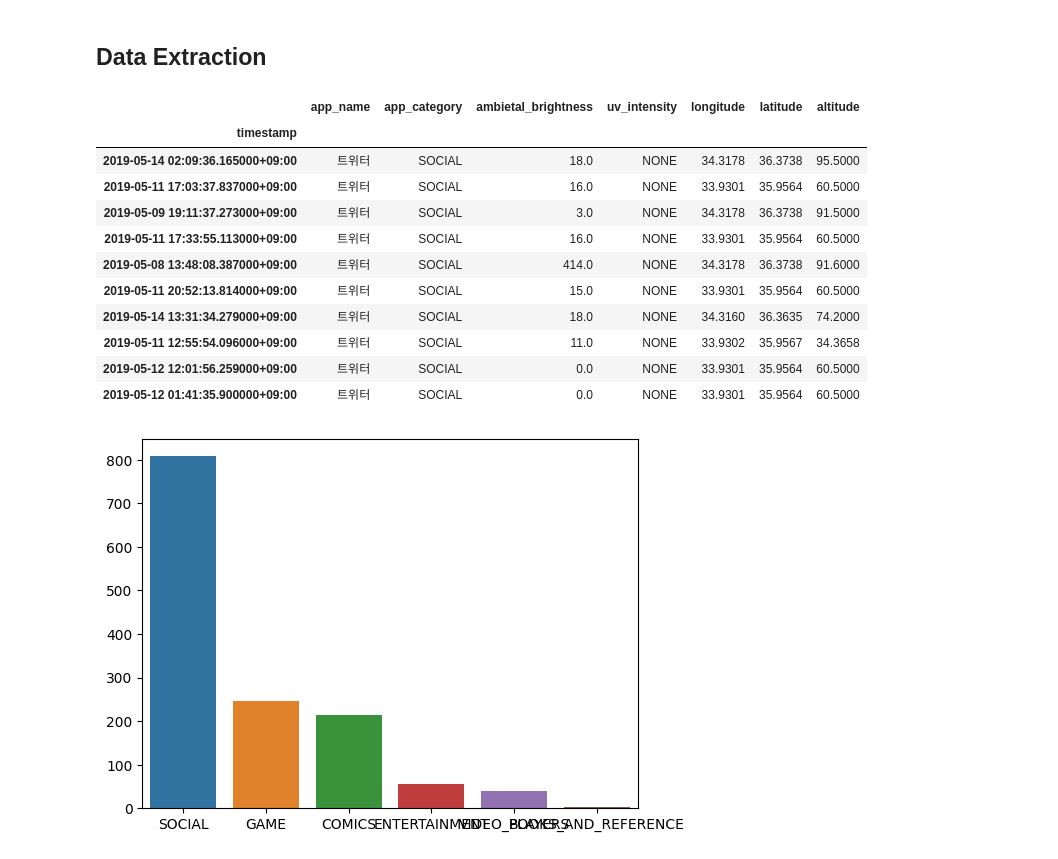
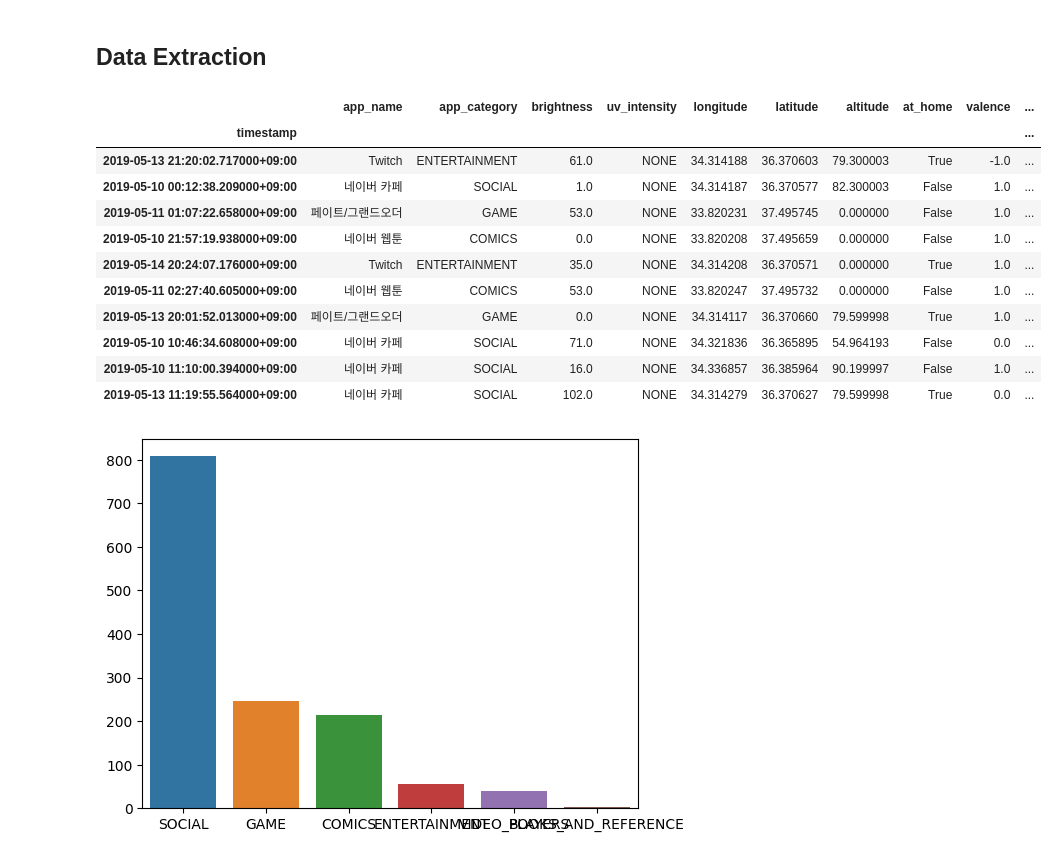
Before and after one commit to mauro-vb/quantitative-methods-analysis-project, a Jupyter notebook: Preprocessing.ipynb, the cells around one changed output. Cells and saved outputs as stored; diff of their text form; code cells hidden in the pictures.

Commit message:
Added the at_home column

```diff
--- a/Preprocessing.ipynb
+++ b/Preprocessing.ipynb
@@ -17,10 +18,35 @@ def df_to_timeseries(df, timestamp_col="timestamp"):
     df = df.tz_convert("Asia/Seoul") # convert it to Korean timezone
     return df
 
-column_names = ["app_name", "app_category", "ambietal_brightness", "uv_intensity", "longitude", "latitude","altitude"]
+def get_home_coor(amb_df,loc_df):
+    time_diff = amb_df.index.to_series().diff()
+    # Find indices where the time difference exceeds 2 hours
+    jump_indices = time_diff[time_diff > pd.Timedelta(hours=2)].index
+    closest_indices = {}
+    for jump_index in jump_indices:
+        indexer = loc_df.index.get_indexer([jump_index])
+        closest_index = loc_df.index[indexer[0]]
+        closest_indices[jump_index] = closest_index
+
+    # Extract values from other_df at the closest indices and get their average
+    return loc_df.loc[closest_indices.values()].mean()
+
+def haversine(lon1, lat1, lon2, lat2):
+    lon1, lat1, lon2, lat2 = map(np.radians, [lon1, lat1, lon2, lat2])
+    dlon = lon2 - lon1
+    dlat = lat2 - lat1
+    a = np.sin(dlat/2)**2 + np.cos(lat1) * np.cos(lat2) * np.sin(dlon/2)**2
+    c = 2 * np.arcsin(np.sqrt(a))
+    km = 6371 * c
+    return km * 1000
+
+column_names = ["app_name", "app_category", "brightness", "uv_intensity", "longitude", "latitude","altitude"]
 entertainment_categories = ['SOCIAL','SHOPPING','BOOKS_AND_REFERENCE',
                             'COMICS','MUSIC_AND_AUDIO', 'GAME','ENTERTAINMENT','VIDEO_PLAYERS',
                             'SPORTS', 'LIBRARIES_AND_DEMO','NEWS_AND_MAGAZINES']#'COMMUNICATION'?
+
+esm_path = os.path.join(data_dir,"SubjData","EsmResponse.csv")
+esm_df = df_to_timeseries(pd.read_csv(esm_path),timestamp_col="responseTime")[["valence","arousal","attention","stress","pcode"]]
 # %%
 data_dir = os.path.join(os.getcwd() , "data")
 data_files = [f"{name}.csv" for name in ["AppUsageEvent", "Location", "AmbientLight", "UltraViolet"]]
@@ -36,7 +62,8 @@ for p_code in os.listdir(data_dir):
         amb_df = df_to_timeseries(pd.read_csv(os.path.join(data_dir,p_code, "AmbientLight.csv")))
         uv_df = df_to_timeseries(pd.read_csv(os.path.join(data_dir,p_code, "UltraViolet.csv")))[["intensity"]]
         loc_df = df_to_timeseries(pd.read_csv(os.path.join(data_dir,p_code, "Location.csv")))
-        loc_df = loc_df[loc_df["accuracy"] < 20][["longitude","latitude","altitude"]].round(4) # remove innacurate readings and reduce precision to 11m
+        loc_df = loc_df[loc_df["accuracy"] < 20][["longitude","latitude","altitude"]] # remove innacurate readings
+
         # merge using merge_asof (we match on nearest timestamp rather than equal timestamps)
         joined_df = pd.merge_asof(app_df, amb_df, left_index=True,right_index=True)
         joined_df = pd.merge_asof(joined_df, uv_df, left_index=True,right_index=True)
@@ -46,23 +73,28 @@ for p_code in os.listdir(data_dir):
         # remove duplicates and nan values
         df = joined_df.drop_duplicates().dropna()
 
-        P[pn] = joined_df
+        # calculate distance from determined home
+        home_longitude,home_latitude,_ = get_home_coor(amb_df,loc_df)
+        distances = haversine(joined_df['longitude'], df['latitude'], home_longitude, home_latitude)
+        joined_df["at_home"] = distances <= 25
+
+        P[pn] = pd.merge_asof(joined_df, esm_df[esm_df["pcode"] == p_code], left_index=True,right_index=True).drop("pcode",axis=1)
 # %%
 # Example of a table
-P[7].sample(10)
+P[10].sample(10)
 # %% [output]
-|  | app_name | app_category | ambietal_brightness | uv_intensity | longitude | latitude | altitude |
-| timestamp |  |  |  |  |  |  |  |
-| 2019-05-14 02:09:36.165000+09:00 | 트위터 | SOCIAL | 18.0 | NONE | 34.3178 | 36.3738 | 95.5000 |
-| 2019-05-11 17:03:37.837000+09:00 | 트위터 | SOCIAL | 16.0 | NONE | 33.9301 | 35.9564 | 60.5000 |
-| 2019-05-09 19:11:37.273000+09:00 | 트위터 | SOCIAL | 3.0 | NONE | 34.3178 | 36.3738 | 91.5000 |
-| 2019-05-11 17:33:55.113000+09:00 | 트위터 | SOCIAL | 16.0 | NONE | 33.9301 | 35.9564 | 60.5000 |
-| 2019-05-08 13:48:08.387000+09:00 | 트위터 | SOCIAL | 414.0 | NONE | 34.3178 | 36.3738 | 91.6000 |
-| 2019-05-11 20:52:13.814000+09:00 | 트위터 | SOCIAL | 15.0 | NONE | 33.9301 | 35.9564 | 60.5000 |
-| 2019-05-14 13:31:34.279000+09:00 | 트위터 | SOCIAL | 18.0 | NONE | 34.3160 | 36.3635 | 74.2000 |
-| 2019-05-11 12:55:54.096000+09:00 | 트위터 | SOCIAL | 11.0 | NONE | 33.9302 | 35.9567 | 34.3658 |
-| 2019-05-12 12:01:56.259000+09:00 | 트위터 | SOCIAL | 0.0 | NONE | 33.9301 | 35.9564 | 60.5000 |
-| 2019-05-12 01:41:35.900000+09:00 | 트위터 | SOCIAL | 0.0 | NONE | 33.9301 | 35.9564 | 60.5000 |
+|  | app_name | app_category | brightness | uv_intensity | longitude | latitude | altitude | at_home | valence | ... |
+| timestamp |  |  |  |  |  |  |  |  |  | ... |
+| 2019-05-13 21:20:02.717000+09:00 | Twitch | ENTERTAINMENT | 61.0 | NONE | 34.314188 | 36.370603 | 79.300003 | True | -1.0 | ... |
+| 2019-05-10 00:12:38.209000+09:00 | 네이버 카페 | SOCIAL | 1.0 | NONE | 34.314187 | 36.370577 | 82.300003 | False | 1.0 | ... |
+| 2019-05-11 01:07:22.658000+09:00 | 페이트/그랜드오더 | GAME | 53.0 | NONE | 33.820231 | 37.495745 | 0.000000 | False | 1.0 | ... |
+| 2019-05-10 21:57:19.938000+09:00 | 네이버 웹툰 | COMICS | 0.0 | NONE | 33.820208 | 37.495659 | 0.000000 | False | 1.0 | ... |
+| 2019-05-14 20:24:07.176000+09:00 | Twitch | ENTERTAINMENT | 35.0 | NONE | 34.314208 | 36.370571 | 0.000000 | True | 1.0 | ... |
+| 2019-05-11 02:27:40.605000+09:00 | 네이버 웹툰 | COMICS | 53.0 | NONE | 33.820247 | 37.495732 | 0.000000 | False | 1.0 | ... |
+| 2019-05-13 20:01:52.013000+09:00 | 페이트/그랜드오더 | GAME | 0.0 | NONE | 34.314117 | 36.370660 | 79.599998 | True | 1.0 | ... |
+| 2019-05-10 10:46:34.608000+09:00 | 네이버 카페 | SOCIAL | 71.0 | NONE | 34.321836 | 36.365895 | 54.964193 | False | 0.0 | ... |
+| 2019-05-10 11:10:00.394000+09:00 | 네이버 카페 | SOCIAL | 16.0 | NONE | 34.336857 | 36.385964 | 90.199997 | False | 1.0 | ... |
+| 2019-05-13 11:19:55.564000+09:00 | 네이버 카페 | SOCIAL | 102.0 | NONE | 34.314279 | 36.370627 | 79.599998 | True | 0.0 | ... |
 # %%
 category_counts = P[10]['app_category'].value_counts()
 sns.barplot(x=category_counts.index, y=category_counts.values);
```
Also changed, not shown: parts of 1 cell of this notebook, 1 other file.
